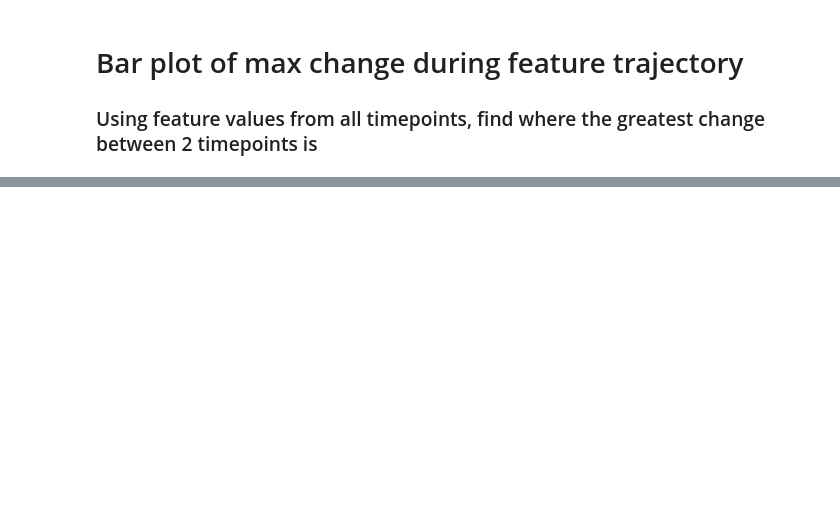
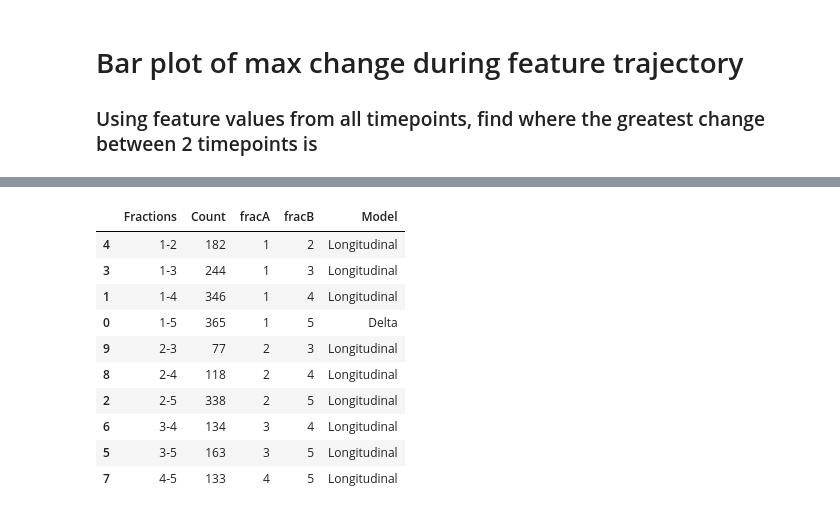
Before and after one commit to aaron-rankin/LongitudinalRadiomics-MRgRT, a Jupyter notebook: PaperMaterial/bar_max_change.ipynb, the cells around one changed output, grey strips where cells are left out. Cells and saved outputs as stored; diff of their text form; code cells hidden in the pictures; blank space fills up the shorter version.

```diff
--- a/PaperMaterial/bar_max_change.ipynb
+++ b/PaperMaterial/bar_max_change.ipynb
@@ -94,0 +178,15 @@ df_max_changeAB['Fractions'].value_counts()
+# %%
+
+df_bar
+# %% [output]
+|  | Fractions | Count | fracA | fracB | Model |
+| 4 | 1-2 | 182 | 1 | 2 | Longitudinal |
+| 3 | 1-3 | 244 | 1 | 3 | Longitudinal |
+| 1 | 1-4 | 346 | 1 | 4 | Longitudinal |
+| 0 | 1-5 | 365 | 1 | 5 | Delta |
+| 9 | 2-3 | 77 | 2 | 3 | Longitudinal |
+| 8 | 2-4 | 118 | 2 | 4 | Longitudinal |
+| 2 | 2-5 | 338 | 2 | 5 | Longitudinal |
+| 6 | 3-4 | 134 | 3 | 4 | Longitudinal |
+| 5 | 3-5 | 163 | 3 | 5 | Longitudinal |
+| 7 | 4-5 | 133 | 4 | 5 | Longitudinal |
```
Also changed, not shown: parts of 9 cells of this notebook, 8 other files.
